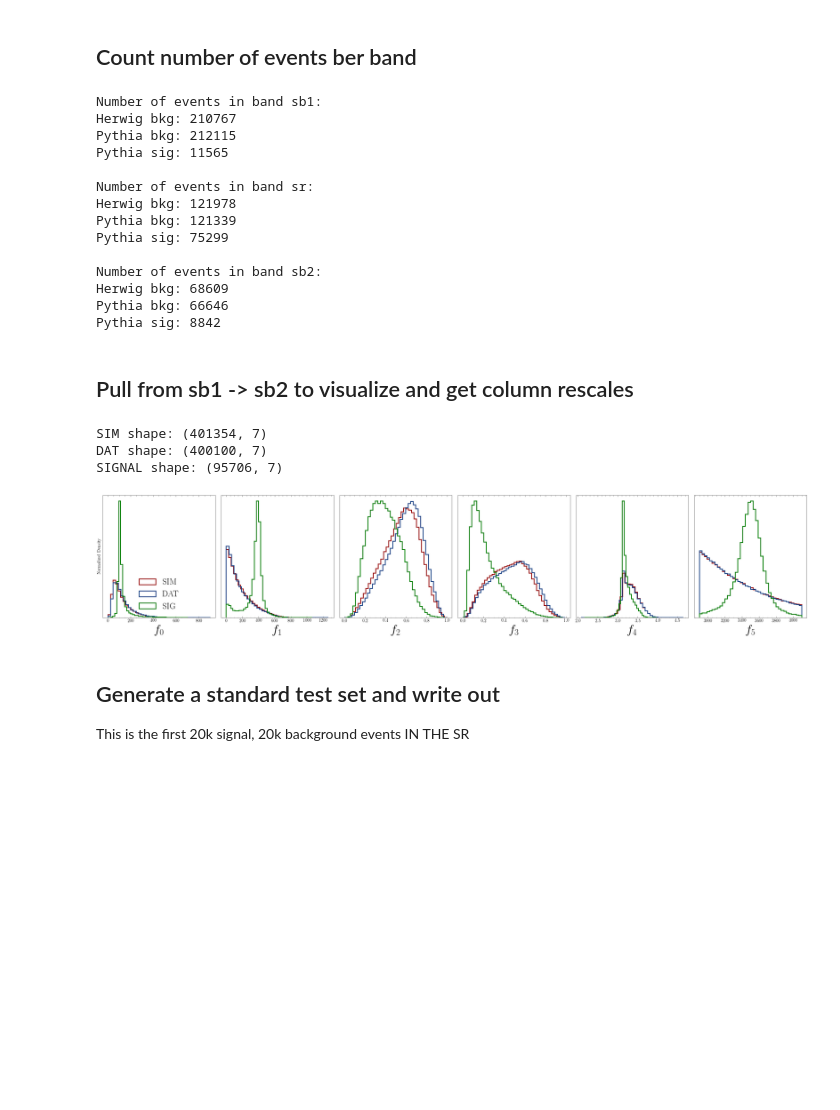
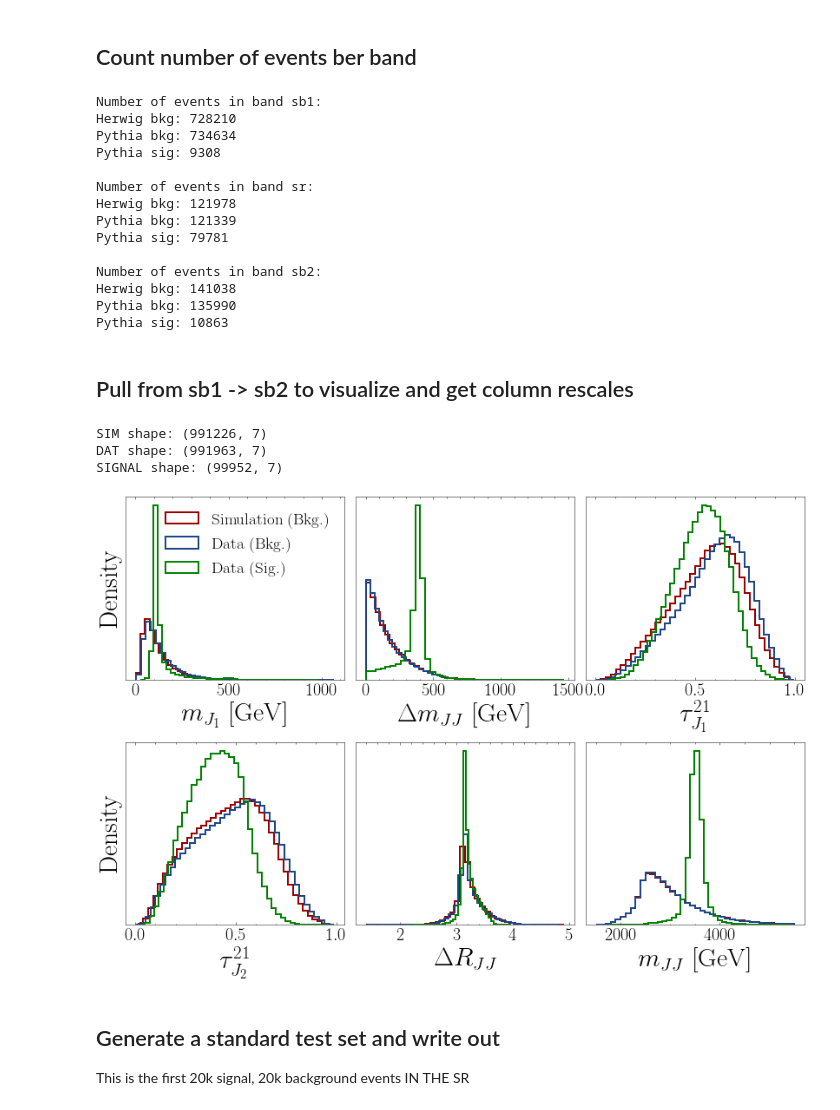
Before and after one commit to rmastand/FETA, a Jupyter notebook: make_STS.ipynb, the cells around one changed output. Saved outputs shown, nothing was run; the diff lists cells and outputs as text; code cells hidden in the pictures; blank space fills up the shorter version.

```diff
--- a/make_STS.ipynb
+++ b/make_STS.ipynb
@@ -22,14 +22,22 @@ STS_dir = os.path.join(feta_dir, STS_config_string, "data")
 os.makedirs(STS_dir, exist_ok=True)
 # %%
 # dataset generation parameters
-context_endpoints = (2500, 4500)
 
 
+"""
+context_endpoints = (2500, 4500)
 bands_dict = {"ob1": [2500, 2900],
               "sb1": [2900, 3300],
               "sr" : [3300, 3700],
               "sb2": [3700, 4100],
-              "ob2": [4100, 4500]}
+            "ob2": [4100, 4500]}
+              """
+
+context_endpoints = (1500, 5500)
+bands_dict = {"sb1": [1500, 3300],
+              "sr" : [3300, 3700],
+              "sb2": [3700, 5500],
+             }
 
 
 print("Generating datasets...")
@@ -42,7 +50,9 @@ data_sim = select_lhco_features(df_sim, feature_type = 0).to_numpy()
 df_dat = get_lhco(sim_type = "pythia")
 data_dat = select_lhco_features(df_dat, feature_type = 0).to_numpy()
 
-df_signal = get_lhco(sim_type = "pythia", sm = "signal")
+#df_signal = get_lhco(sim_type = "pythia", sm = "signal")
+#data_signal = select_lhco_features(df_signal, feature_type = 0).to_numpy()
+df_signal = get_lhco(sim_type = "3_prong", sm = "signal")
 data_signal = select_lhco_features(df_signal, feature_type = 0).to_numpy()
 
 # add an extra column to keep track of sig, bkg information
@@ -54,6 +64,8 @@ print("SIM shape:", data_sim.shape)
 print("DAT shape:", data_dat.shape)
 print("SIGNAL shape:", data_signal.shape)
 
+
+
 n_features = 6
 # %% [output]
 Generating datasets...
@@ -115,50 +127,84 @@ for b in bands_to_analyze:
     print()
 # %% [output]
 Number of events in band sb1:
-Herwig bkg: 210767
-Pythia bkg: 212115
-Pythia sig: 11565
+Herwig bkg: 728210
+Pythia bkg: 734634
+Pythia sig: 9308
 
 Number of events in band sr:
 Herwig bkg: 121978
 Pythia bkg: 121339
-Pythia sig: 75299
+Pythia sig: 79781
 
 Number of events in band sb2:
-Herwig bkg: 68609
-Pythia bkg: 66646
-Pythia sig: 8842
+Herwig bkg: 141038
+Pythia bkg: 135990
+Pythia sig: 10863
 # %% [markdown]
 ## Pull from sb1 -> sb2 to visualize and get column rescales
 # %%
 pulls = [bands_dict[b] for b in bands_to_analyze]
 
 in_range_herwig_bkg = pull_from_mass_range(data_sim, pulls)
 in_range_pythia_bkg = pull_from_mass_range(data_dat, pulls)
 in_range_pythia_sig = pull_from_mass_range(data_signal, pulls)
 
 
 # list of (min, max) to preprocess every column
 col_minmax = []
 for col in range(n_features):
     col_minmax.append([np.min(in_range_herwig_bkg[:, col]), np.max(in_range_herwig_bkg[:, col])])
 
 
 print("SIM shape:", in_range_herwig_bkg.shape)
 print("DAT shape:", in_range_pythia_bkg.shape)
 print("SIGNAL shape:", in_range_pythia_sig.shape)
 
 feature_labels = [r"$f_0$", r"$f_1$", r"$f_2$", r"$f_3$", r"$f_4$", r"$f_5$"]
+feature_labels = [r"$m_{J_1}$ [GeV]", r"$\Delta m_{JJ}$ [GeV]", r"$\tau^{21}_{J_1}$", r"$\tau^{21}_{J_2}$",
+                  r"$\Delta R_{JJ}$", r"$m_{JJ}$ [GeV]"]
+
 
 # Plot some features
-fig = plot_feature_histograms(in_range_herwig_bkg, in_range_pythia_bkg, 40, n_features, feature_labels,
-                              third_plot = in_range_pythia_sig)
-fig.show()
+#fig = plot_feature_histograms(in_range_herwig_bkg, in_range_pythia_bkg, 40, n_features, feature_labels,
+#                              third_plot = in_range_pythia_sig)
+#fig.show()
+
+dpi = 800
+
+bins = 40
+sim_color = "#990000"
+dat_color = "#1c4587"
+linewidth = 2
+
+fig, ax = plt.subplots(2, 3, figsize = (12, 8))
+fig.subplots_adjust(right=0.8, left = 0.2)
+
+for ax_x in range(2):
+    for ax_y in range(3):
+        i = ax_x*3 + ax_y
+        ax[ax_x, ax_y].hist(in_range_herwig_bkg[:,i], bins = bins, density = True, label = "Simulation (Bkg.)", histtype = "step", color = sim_color, linewidth = linewidth)
+        ax[ax_x, ax_y].hist(in_range_pythia_bkg[:,i], bins = bins, density = True, label = "Data (Bkg.)", histtype = "step", color = dat_color, linewidth = linewidth)
+        ax[ax_x, ax_y].hist(in_range_pythia_sig[:,i], bins = bins, density = True, label = "Data (Sig.)", histtype = "step", color = "green", linewidth = linewidth)
+
+        ax[ax_x, ax_y].set_xlabel(feature_labels[i], fontsize = 30)
+        ax[ax_x, ax_y].tick_params(axis='both', which='major', labelsize=20)
+        ax[ax_x, ax_y].set_yticks([])
+
+ax[0,0].set_ylabel("Density", fontsize = 30)
+ax[1,0].set_ylabel("Density", fontsize = 30)
+ax[0,0].legend(fontsize = 19, loc = "upper right")
+plt.tight_layout()
+
+dpi = 800
+
+
+#fig.savefig(f"paper_plots/features.pdf", dpi = dpi)
 # %% [output]
-SIM shape: (401354, 7)
-DAT shape: (400100, 7)
-SIGNAL shape: (95706, 7)
+SIM shape: (991226, 7)
+DAT shape: (991963, 7)
+SIGNAL shape: (99952, 7)
-[figure, old version]
+[figure, new version]
 # %% [markdown]
 ## Generate a standard test set and write out
 
```
Also changed, not shown: parts of 7 cells of this notebook, 4 other files.
